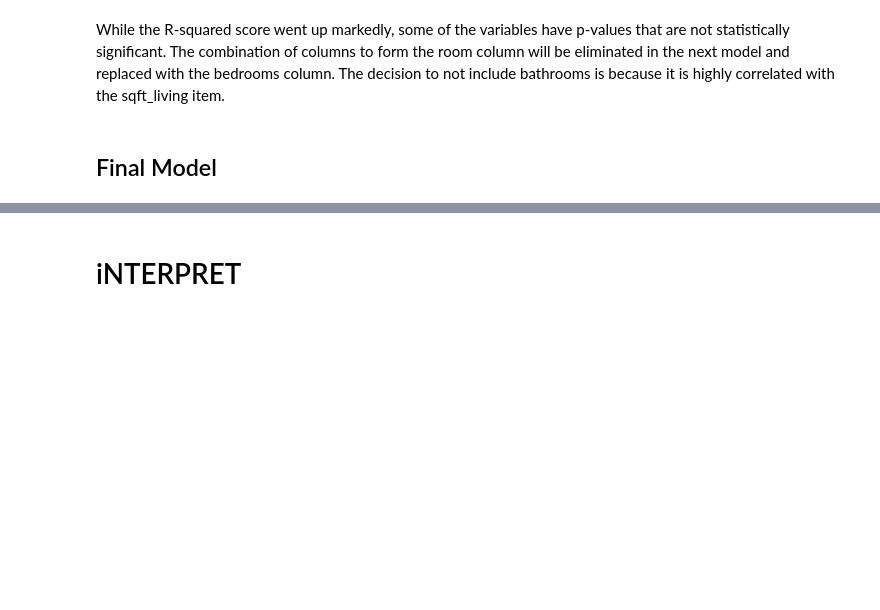
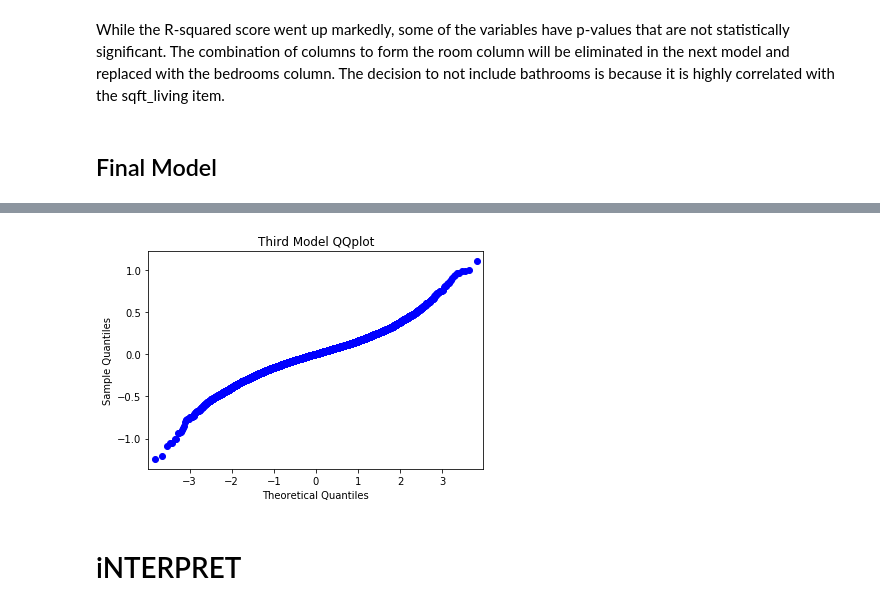
Before and after one commit to jdsmithwes/real_project1, a Jupyter notebook: student_OSEMN.ipynb, the cells around one changed output, grey strips where cells are left out. Drawn from its saved outputs; the diff is of its cells as text; code cells hidden in the pictures; blank space fills up the shorter version.

```diff
--- a/student_OSEMN.ipynb
+++ b/student_OSEMN.ipynb
@@ -625,5 +634,12 @@ Warnings:
 [1] Standard Errors assume that the covariance matrix of the errors is correctly specified.
 [2] The condition number is large, 2.76e+09. This might indicate that there are
 strong multicollinearity or other numerical problems.
+# %%
+res = third.resid
+fig = sm.qqplot(res)
+plt.title('Third Model QQplot')
+plt.show()
+# %% [output]
+[figure, added]
 # %% [markdown]
 # iNTERPRET
```
Also changed, not shown: parts of 16 cells of this notebook.
